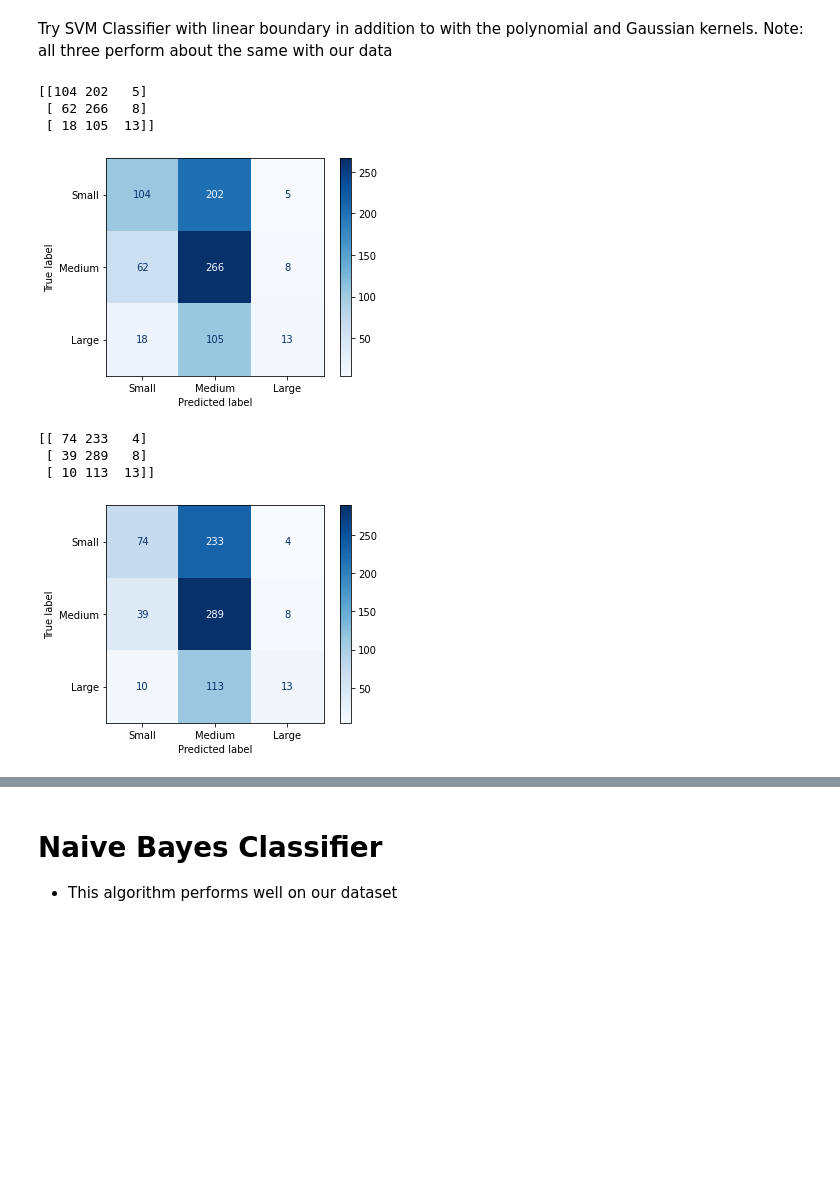
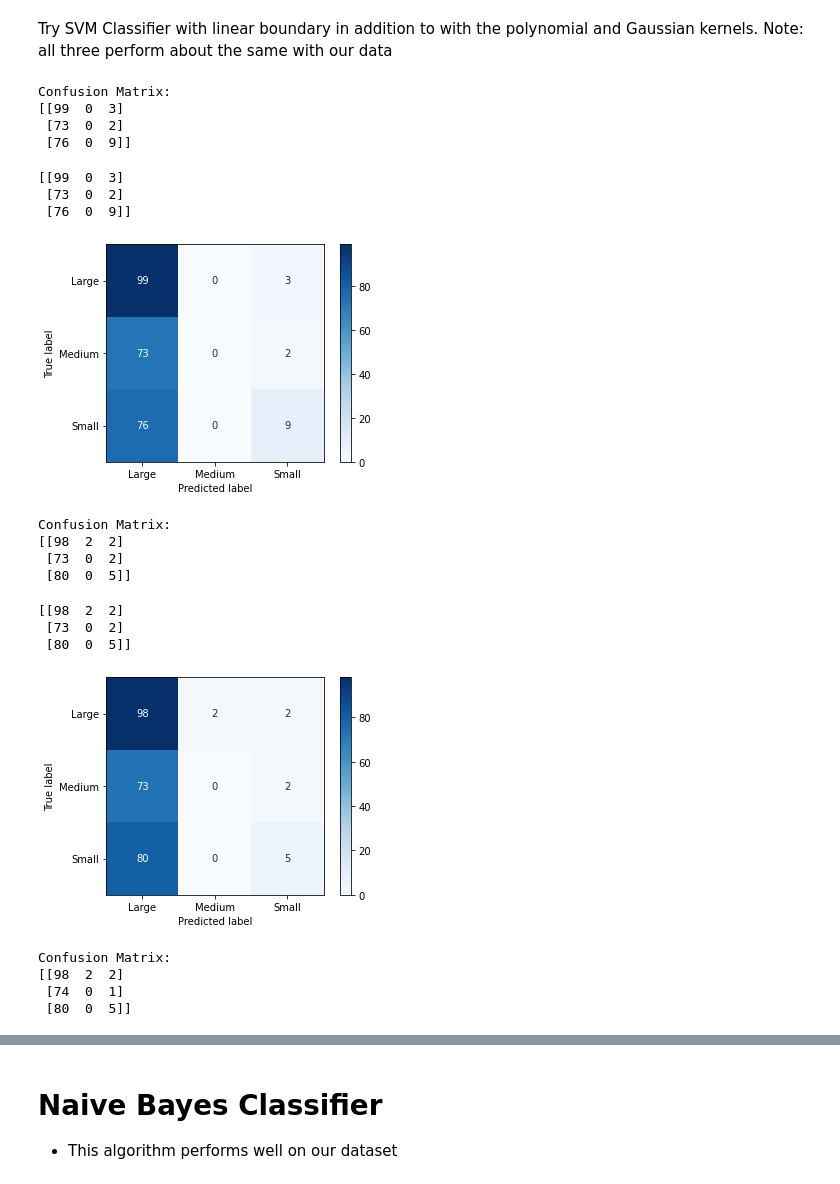
Before and after one commit to mnocerino23/Wildfire-Forecaster, a Jupyter notebook: Classifiers_3.ipynb, the cells around one changed output, grey strips where cells are left out. Saved outputs shown, nothing was run; the diff lists cells and outputs as text; code cells hidden in the pictures; blank space fills up the shorter version.

```diff
--- a/Classifiers_3.ipynb
+++ b/Classifiers_3.ipynb
@@ -225,9 +224,9 @@ wildfire1 = wildfire_set1.loc[wildfire_set1['AcresBurned']> 10]
 
 for index, rows in wildfire1.iterrows():
   size_fire = wildfire1.at[index, 'AcresBurned']
-  if size_fire >= 10 and size_fire <= 35:
+  if size_fire >= 10 and size_fire <= 45:
     size_class = 'Small'
-  if size_fire >= 35 and size_fire <= 150:
+  if size_fire >= 45 and size_fire <= 150:
     size_class = 'Medium'
   elif size_fire > 150:
     size_class = 'Large'
@@ -245,13 +244,13 @@ Name: Fire Size Rank, dtype: int64
 #Restrict the fires to those over 10 acres for the second dataset
 #as well
 
-wildfire2 = wildfire_set2.loc[wildfire_set2['AcresBurned']>10]
+wildfire2 = wildfire_set2.loc[wildfire_set2['AcresBurned']> 10]
 
 for index, rows in wildfire2.iterrows():
   size_fire = wildfire2.at[index, 'AcresBurned']
-  if size_fire >= 10 and size_fire <= 30:
+  if size_fire >= 10 and size_fire <= 45:
     size_class = 'Small'
-  if size_fire >= 30 and size_fire <= 150:
+  if size_fire >= 45 and size_fire <= 150:
     size_class = 'Medium'
   elif size_fire > 150:
     size_class = 'Large'
@@ -511,7 +493,7 @@ plt.show()
 from sklearn import svm
 from sklearn.svm import SVC
 # %%
-best_features = SelectKBest(f_classif, k=5)
+best_features = SelectKBest(f_classif, k=8)
 X_kbest = best_features.fit_transform(X_train_scaled, y_train)
 X_test_kbest = best_features.fit_transform(X_test_scaled, y_test)
 # %% [markdown]
@@ -524,20 +508,26 @@ linear_boundary = svm.SVC().fit(X_kbest,y_train)
+# %%
+confusion = confusion_matrix(y_test, y_pred)
+print('Confusion Matrix:')
+print(confusion)
+# %% [output]
+Confusion Matrix:
+[[99  0  3]
+ [73  0  2]
+ [76  0  9]]
 # %%
-class_labels = ['Small', 'Medium', 'Large']
 disp = ConfusionMatrixDisplay.from_estimator(
         linear_boundary,
-        X_kbest,
-        y_train,
-        display_labels=class_labels,
-        cmap=plt.cm.Blues
+        X_test_kbest,
+        y_test,
+        cmap=plt.cm.Blues,
     )
 
 print(disp.confusion_matrix)
-plt.show()
 # %% [output]
-[[104 202   5]
- [ 62 266   8]
- [ 18 105  13]]
+[[99  0  3]
+ [73  0  2]
+ [76  0  9]]
-[figure, old version]
+[figure, new version]
 # %%
 #SVM using the quadratic kernel
 polynomial_ker = svm.SVC(kernel='poly', degree=2).fit(X_kbest, y_train)
@@ -550,19 +539,25 @@ from sklearn.metrics import ConfusionMatrixDisplay
+# %%
+confusion = confusion_matrix(y_test, y_pred)
+print('Confusion Matrix:')
+print(confusion)
+# %% [output]
+Confusion Matrix:
+[[98  2  2]
+ [73  0  2]
+ [80  0  5]]
 # %%
-class_labels = ['Small', 'Medium', 'Large']
 disp = ConfusionMatrixDisplay.from_estimator(
         polynomial_ker,
-        X_kbest,
-        y_train,
-        display_labels=class_labels,
-        cmap=plt.cm.Blues
+        X_test_kbest,
+        y_test,
+        cmap=plt.cm.Blues,
     )
 
 print(disp.confusion_matrix)
-plt.show()
 # %% [output]
-[[ 74 233   4]
- [ 39 289   8]
- [ 10 113  13]]
+[[98  2  2]
+ [73  0  2]
+ [80  0  5]]
-[figure, old version]
+[figure, new version]
 # %%
 #SVM using the degree 3 polynomial kernel
@@ -573 +570,10 @@ poly_ker = svm.SVC(kernel='poly', degree=3).fit(X_kbest, y_train)
+# %%
+confusion = confusion_matrix(y_test, y_pred)
+print('Confusion Matrix:')
+print(confusion)
+# %% [output]
+Confusion Matrix:
+[[98  2  2]
+ [74  0  1]
+ [80  0  5]]
 # %%
```
Also changed, not shown: parts of 28 cells of this notebook.
